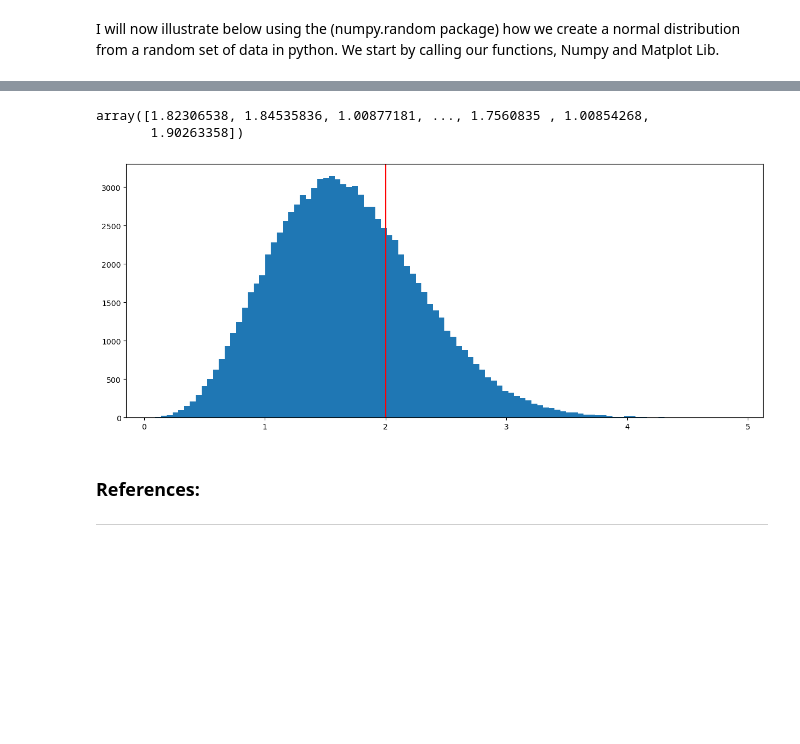
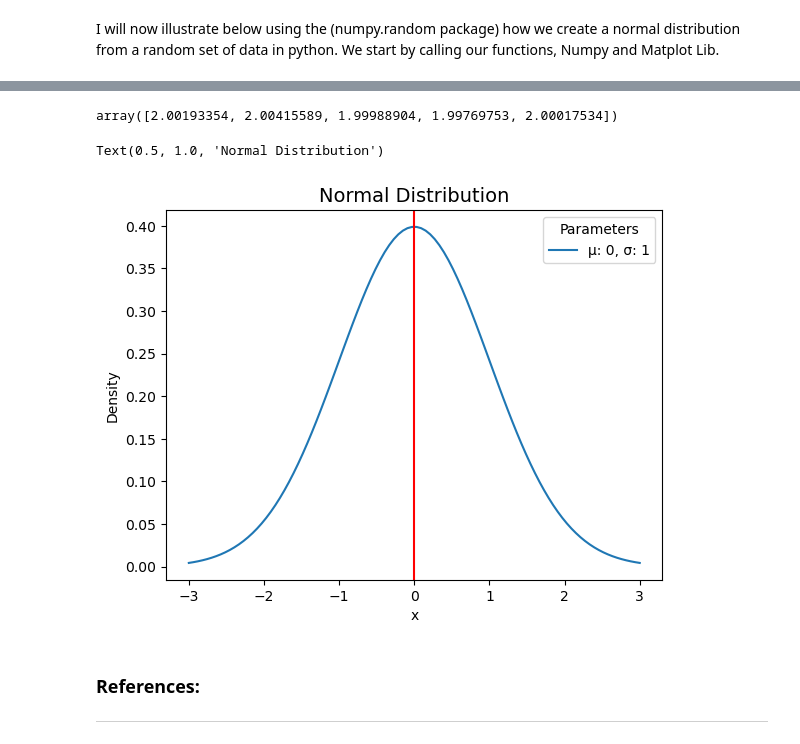
Before and after one commit to SeanE15/Fundamentals-for-Data-Analysis, a Jupyter notebook: The_Normal_Distribution.ipynb, the cells around one changed output, grey strips where cells are left out. Drawn from its saved outputs; the diff is of its cells as text; code cells hidden in the pictures; blank space fills up the shorter version.

```diff
--- a/The_Normal_Distribution.ipynb
+++ b/The_Normal_Distribution.ipynb
@@ -112,21 +114,33 @@ x_mean
 # %%
 # Now calculate the standard deviation
-stdev = x.std(axis=1)
+stdev = x.std(axis=0)
 stdev
 # %% [output]
-array([1.82306538, 1.84535836, 1.00877181, ..., 1.7560835 , 1.00854268,
-       1.90263358])
+array([2.00193354, 2.00415589, 1.99988904, 1.99769753, 2.00017534])
 # %%
 # Now plot the Normal Distribution
-fig, ax = plt.subplots(figsize=(15, 6))
+mu = 0
+variance = 1
+sigma = math.sqrt(variance)
+# Now plot the Normal Distribution
+x = np.linspace(mu - 3*sigma, mu + 3*sigma, 100)
 
-# Plot histogram.
-plt.hist(stdev, bins=100)
+# Plot graph.
+plt.plot(x, stats.norm.pdf(x, mu, sigma),label='μ: 0, σ: 1')
 
-# Draw a vertical line where the actual standard deviation is.
-plt.axvline(x=2.0, color='red');
+# Draw a vertical line where the standard deviation is.
+plt.axvline(x=0, color='red');
+
+#add legend to plot
+plt.legend(title='Parameters')
+
+#add axes labels and a title
+plt.ylabel('Density')
+plt.xlabel('x')
+plt.title('Normal Distribution', fontsize=14)
 # %% [output]
+Text(0.5, 1.0, 'Normal Distribution')
-[figure, old version]
+[figure, new version]
 # %% [markdown]
 ### References:
 ****
```
Also changed, not shown: parts of 3 cells of this notebook.
